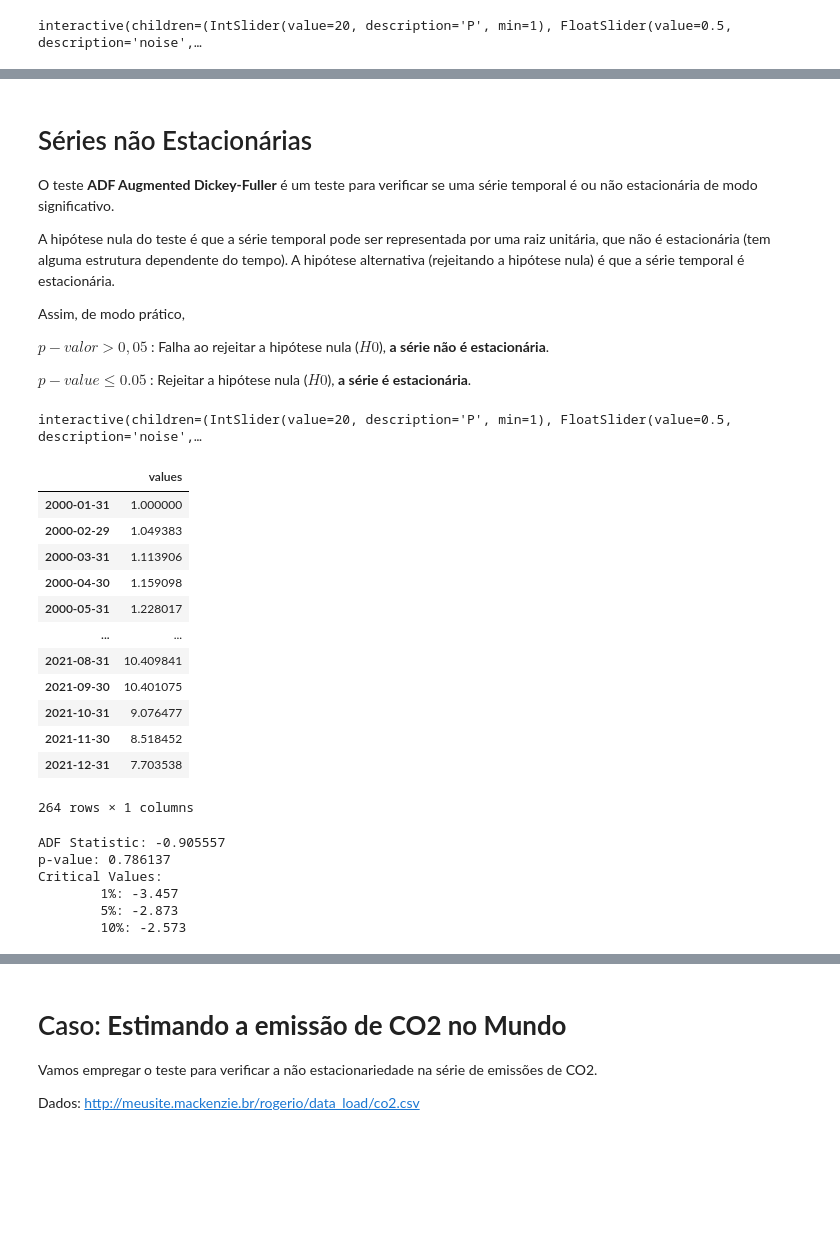
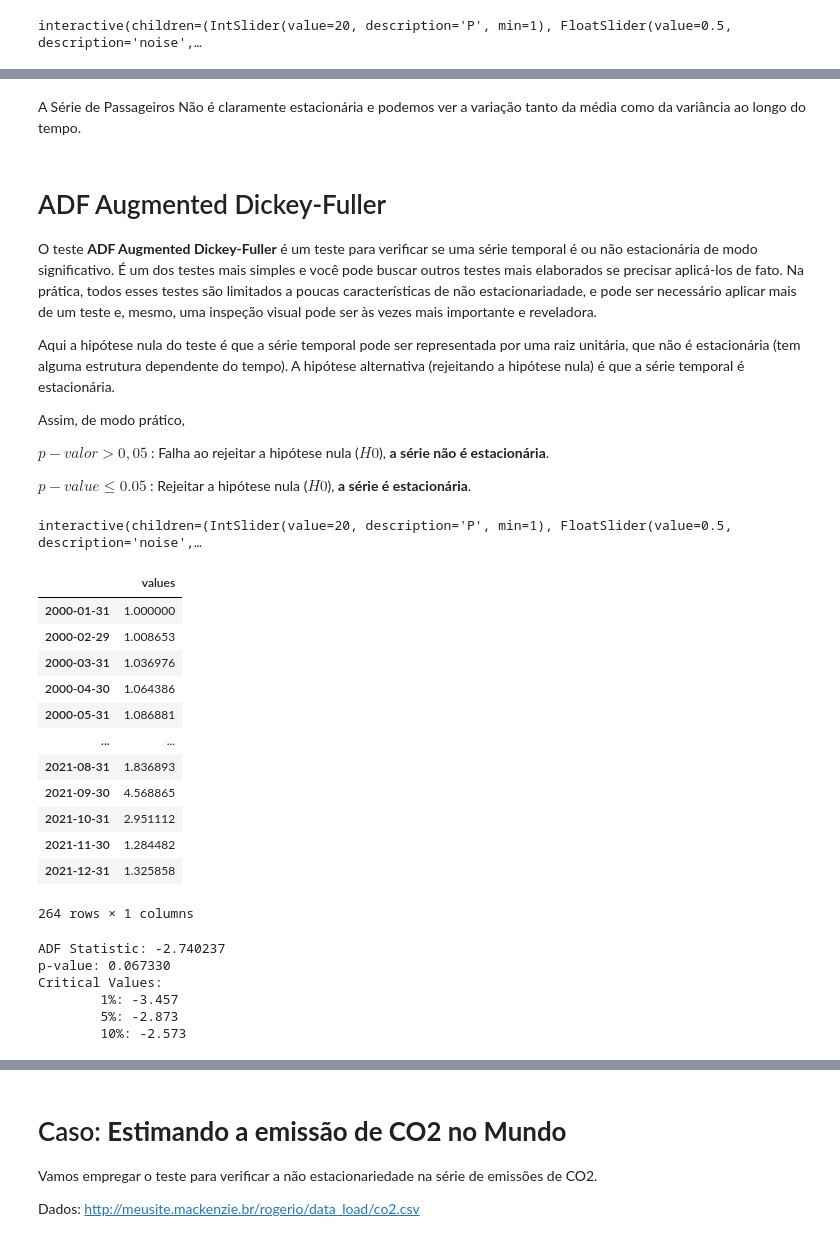
Before and after one commit to Rogerio-mack/Ciencia-de-Dados-e-Aprendizado-de-Maquina, a Jupyter notebook: CDA_TimeSeries_1.ipynb, the cells around one changed output, grey strips where cells are left out. Cells and saved outputs as stored; diff of their text form; code cells hidden in the pictures; blank space fills up the shorter version.

```diff
--- a/CDA_TimeSeries_1.ipynb
+++ b/CDA_TimeSeries_1.ipynb
@@ -419,15 +428,15 @@ import ipywidgets as widgets
 def f(P=20,noise=0.5,trend=2):
   index_dates = pd.date_range(start='1/1/2000', end='1/1/2022', freq='M')
   values = np.sin( np.arange(0,len(index_dates),1) * np.pi/P )
-  values = values + noise*np.random.sample(len(index_dates))
-  values = values + trend*np.linspace(0,1,len(index_dates)) + 1
+  values = values*noise*np.random.sample(len(index_dates))
+  values = values*trend*np.linspace(0,1,len(index_dates)) + 1
   df = pd.DataFrame()
   df.index = index_dates
   df['values'] = values
 
   plot_series(df['values'])
 
-w = widgets.interactive(f, P=(1, 100, 1), noise=(0, 1, 0.01), trend=(0,20,0.1))
+w = widgets.interactive(f, P=(1, 100, 1), noise=(0, 1, 0.01), trend=(0,40,0.1))
 display(w)
 # %% [output]
 interactive(children=(IntSlider(value=20, description='P', min=1), FloatSlider(value=0.5, description='noise',…
@@ -434,9 +477,11 @@ interactive(children=(IntSlider(value=20, description='P', min=1), FloatSlider(v
+# %% [markdown]
+A Série de Passageiros Não é claramente estacionária e podemos ver a variação tanto da média como da variância ao longo do tempo.
 # %% [markdown]
-# Séries não Estacionárias
+# ADF Augmented Dickey-Fuller
 
-O teste **ADF Augmented Dickey-Fuller** é um teste para verificar se uma série temporal é ou não estacionária de modo significativo.
+O teste **ADF Augmented Dickey-Fuller** é um teste para verificar se uma série temporal é ou não estacionária de modo significativo. É um dos testes mais simples e você pode buscar outros testes mais elaborados se precisar aplicá-los de fato. Na prática, todos esses testes são limitados a poucas características de não estacionariadade, e pode ser necessário aplicar mais de um teste e, mesmo, uma inspeção visual pode ser às vezes mais importante e reveladora.
 
-A hipótese nula do teste é que a série temporal pode ser representada por uma raiz unitária, que não é estacionária (tem alguma estrutura dependente do tempo). A hipótese alternativa (rejeitando a hipótese nula) é que a série temporal é estacionária.
+Aqui a hipótese nula do teste é que a série temporal pode ser representada por uma raiz unitária, que não é estacionária (tem alguma estrutura dependente do tempo). A hipótese alternativa (rejeitando a hipótese nula) é que a série temporal é estacionária.
 
 Assim, de modo prático,
 
@@ -446,37 +491,37 @@ $p-value \le 0.05$ : Rejeitar a hipótese nula ($H0$), **a série é estacionár
 # %%
 import ipywidgets as widgets
 
 def f(P=20,noise=0.5,trend=4):
   index_dates = pd.date_range(start='1/1/2000', end='1/1/2022', freq='M')
   values = np.sin( np.arange(0,len(index_dates),1) * np.pi/P )  +  np.cos( np.arange(0,len(index_dates),1) * np.pi/(2*P) ) + 2
-  values = values + noise*np.random.sample(len(index_dates))
+  values = values * noise*np.random.sample(len(index_dates))
   values = values * trend*np.linspace(0,1,len(index_dates)) + 1
   df = pd.DataFrame()
   df.index = index_dates
   df['values'] = values
 
   plot_series(df['values'])
 
   return df
 
 w = widgets.interactive(f, P=(1, 100, 1), noise=(0, 1, 0.01), trend=(0,20,0.1))
 display(w)
 
 w.result
 # %% [output]
 interactive(children=(IntSlider(value=20, description='P', min=1), FloatSlider(value=0.5, description='noise',…
 |  | values |
 | 2000-01-31 | 1.000000 |
-| 2000-02-29 | 1.049383 |
-| 2000-03-31 | 1.113906 |
-| 2000-04-30 | 1.159098 |
-| 2000-05-31 | 1.228017 |
+| 2000-02-29 | 1.008653 |
+| 2000-03-31 | 1.036976 |
+| 2000-04-30 | 1.064386 |
+| 2000-05-31 | 1.086881 |
 | ... | ... |
-| 2021-08-31 | 10.409841 |
-| 2021-09-30 | 10.401075 |
-| 2021-10-31 | 9.076477 |
-| 2021-11-30 | 8.518452 |
-| 2021-12-31 | 7.703538 |
+| 2021-08-31 | 1.836893 |
+| 2021-09-30 | 4.568865 |
+| 2021-10-31 | 2.951112 |
+| 2021-11-30 | 1.284482 |
+| 2021-12-31 | 1.325858 |
 264 rows × 1 columns
 # %%
 from statsmodels.tsa.stattools import adfuller
@@ -491,8 +536,8 @@ print('Critical Values:')
 for key, value in result[4].items():
 	print('\t%s: %.3f' % (key, value))
 # %% [output]
-ADF Statistic: -0.905557
-p-value: 0.786137
+ADF Statistic: -2.740237
+p-value: 0.067330
 Critical Values:
         1%: -3.457
         5%: -2.873
```
Also changed, not shown: parts of 14 cells of this notebook.
